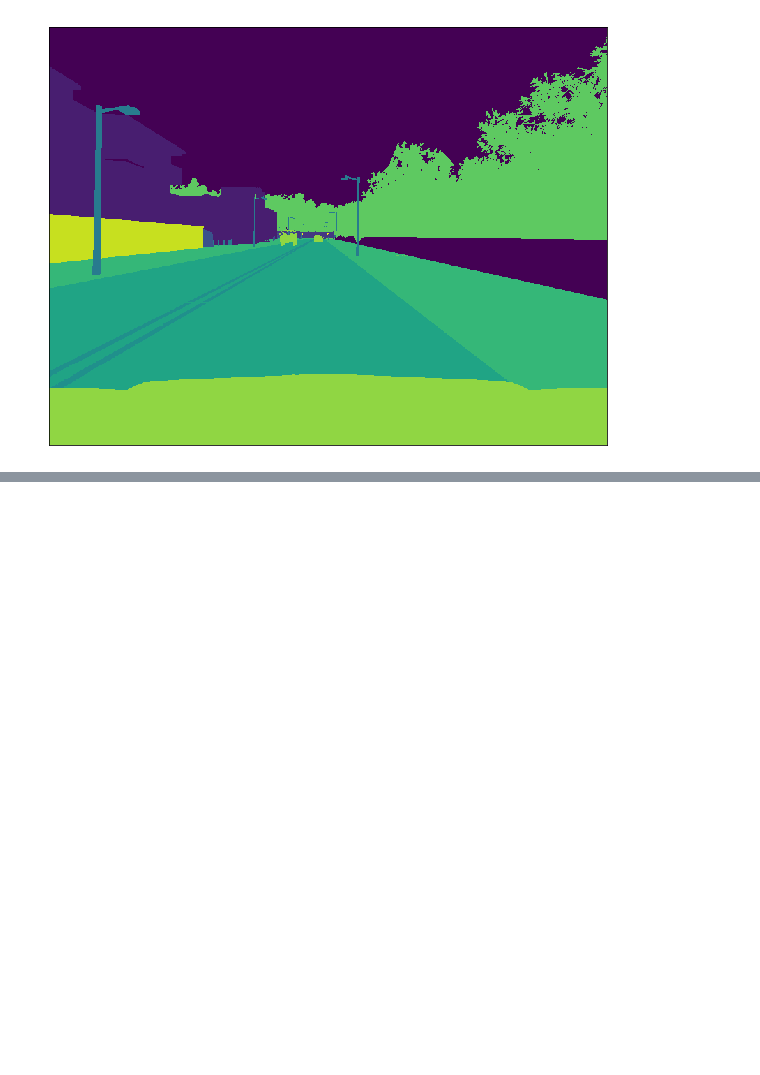
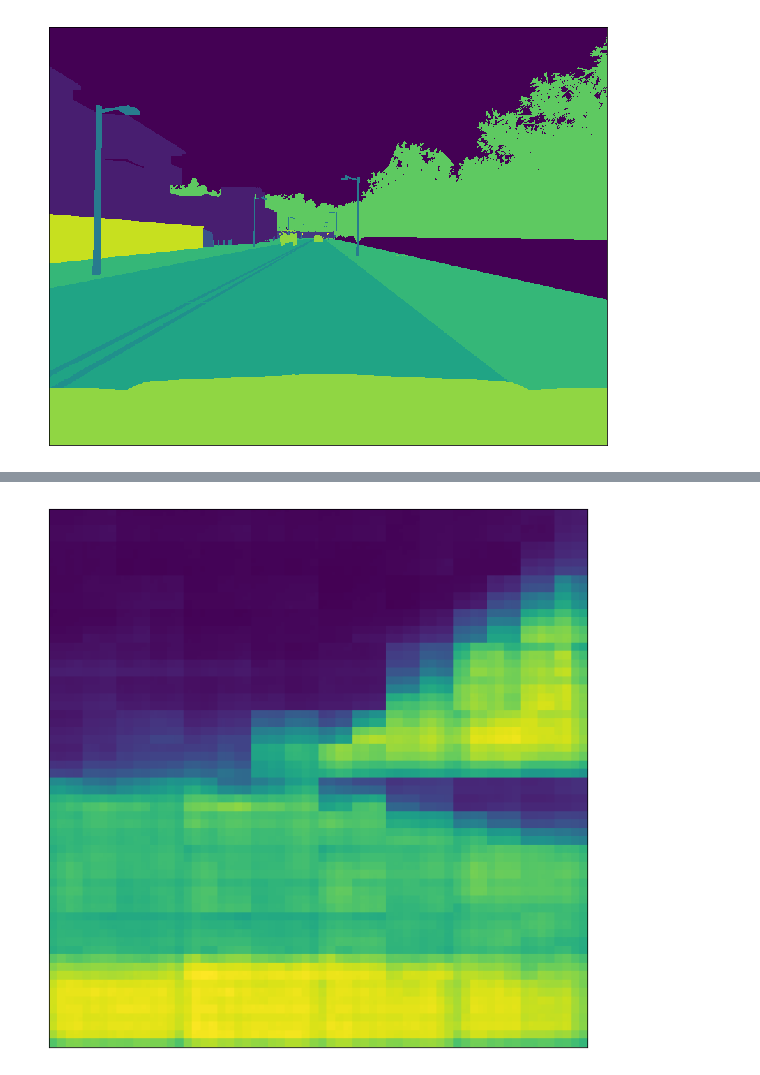
Before and after one commit to thedch/lyft-challenge, a Jupyter notebook: lyft.ipynb, the cells around one changed output, grey strips where cells are left out. Saved outputs shown, nothing was run; the diff lists cells and outputs as text; code cells hidden in the pictures; blank space fills up the shorter version.

```diff
--- a/lyft.ipynb
+++ b/lyft.ipynb
@@ -105,0 +260,4 @@ show_img(test_seg_image, seg=True)
+# %%
+show_img(py[0]);
+# %% [output]
+[figure, added]
```
Also changed, not shown: parts of 30 cells of this notebook.
